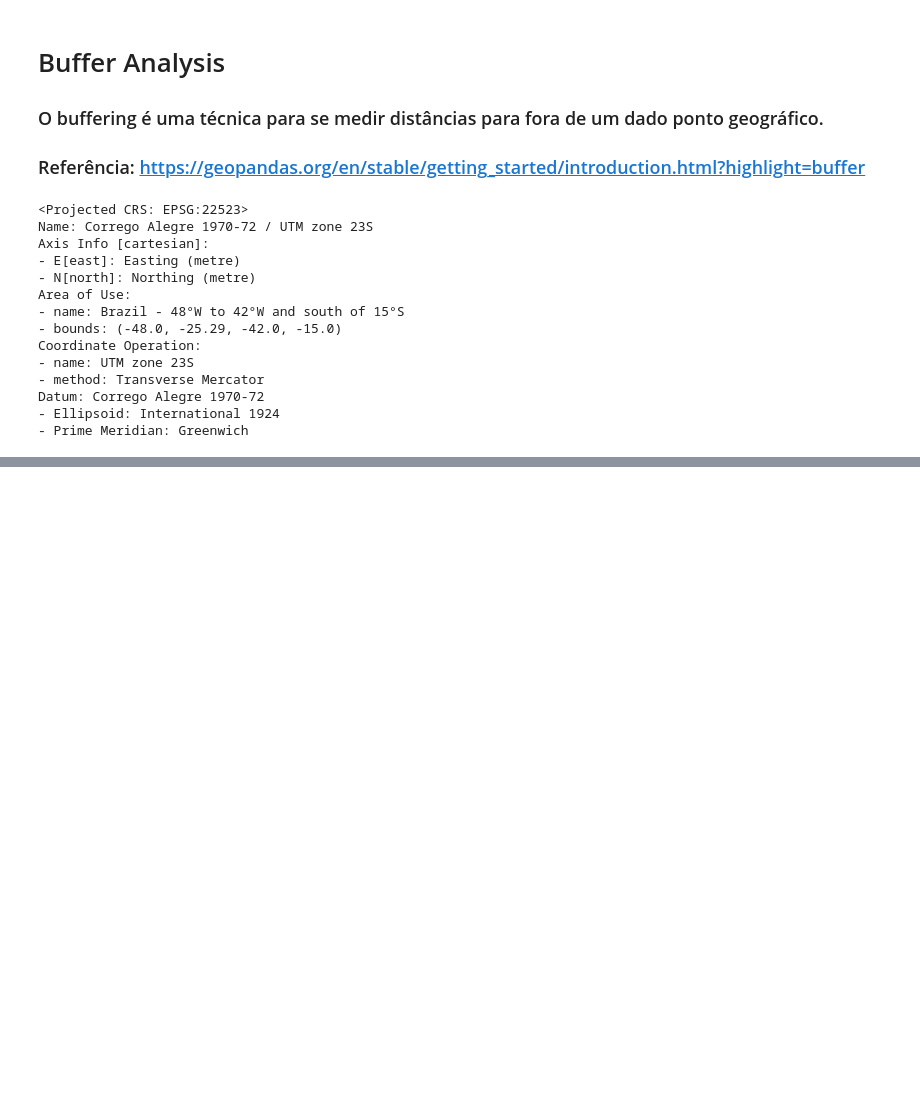
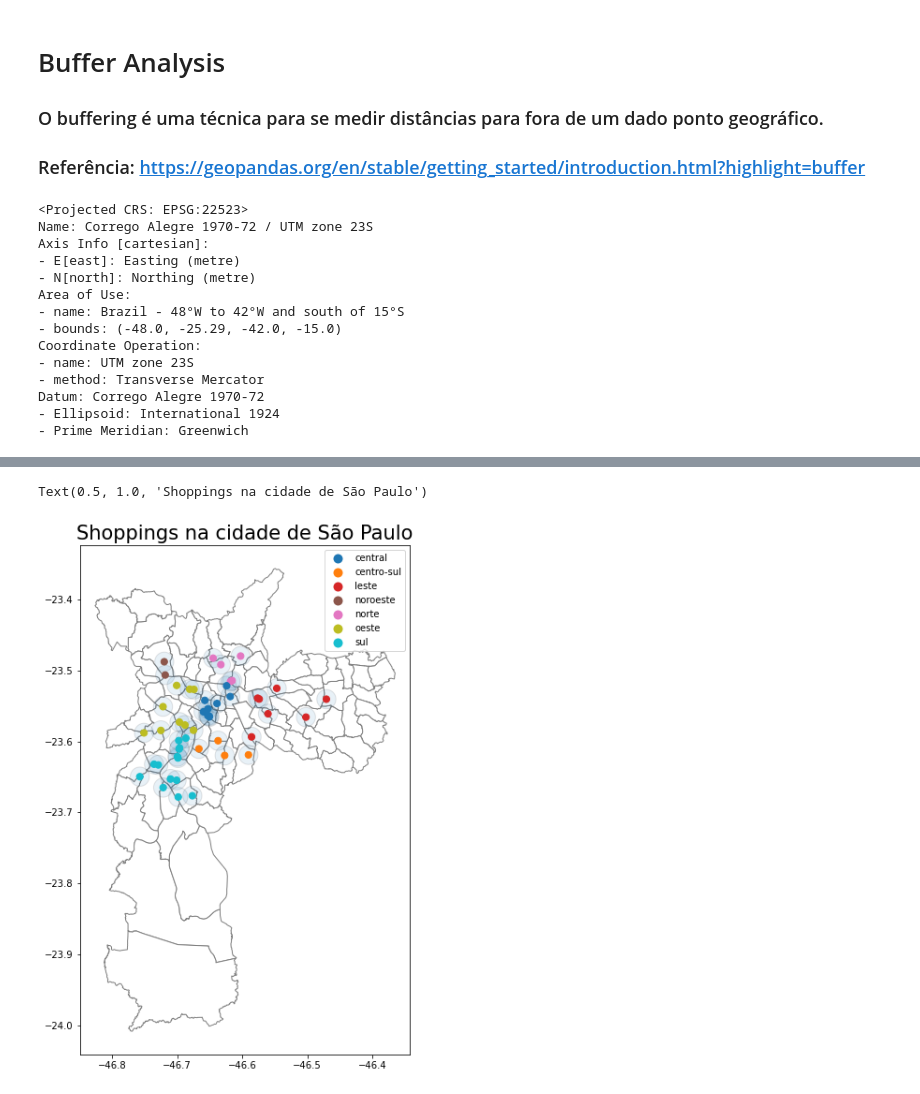
Before and after one commit to whaner/Spatial-Analysis, a Jupyter notebook: Spatial Analysis - SF e SP.ipynb, the cells around one changed output, grey strips where cells are left out. Drawn from its saved outputs; the diff is of its cells as text; code cells hidden in the pictures; blank space fills up the shorter version.

```diff
--- a/Spatial Analysis - SF e SP.ipynb
+++ b/Spatial Analysis - SF e SP.ipynb
@@ -174,0 +177,4 @@ sf_shopping['buffered'].explore(color = 'black', style_kwds = {'fill': False, 'w
+# %%
+#Primeiro, vamos ter certeza que o CRS dos dois é o mesmo
+shp_saopaulo = shp_saopaulo.to_crs(4326)
+sf_shopping = sf_shopping.to_crs(4326)
@@ -174,0 +191,12 @@ sf_shopping['buffered'].explore(color = 'black', style_kwds = {'fill': False, 'w
+# %%
+#Aqui estamos alteranddo o CRS da coluna buffered para o mesmo que vamos usar na plotagem
+sf_shopping['buffered'] = sf_shopping['buffered'].to_crs(4326)
+# %%
+ax = sf_shopping['buffered'].plot(alpha = .1, edgecolor='black', figsize = (10,10))
+sf_shopping.plot(column = 'regiao', ax=ax, marker='o', markersize=50, legend = True);
+shp_saopaulo.plot(ax = ax, color='white', edgecolor='gray', figsize = (12,12),  zorder = 0)
+title = "Shoppings na cidade de São Paulo"
+plt.title(title, fontsize=21)
+# %% [output]
+Text(0.5, 1.0, 'Shoppings na cidade de São Paulo')
+[figure, added]
```
Also changed, not shown: parts of 10 cells of this notebook.
